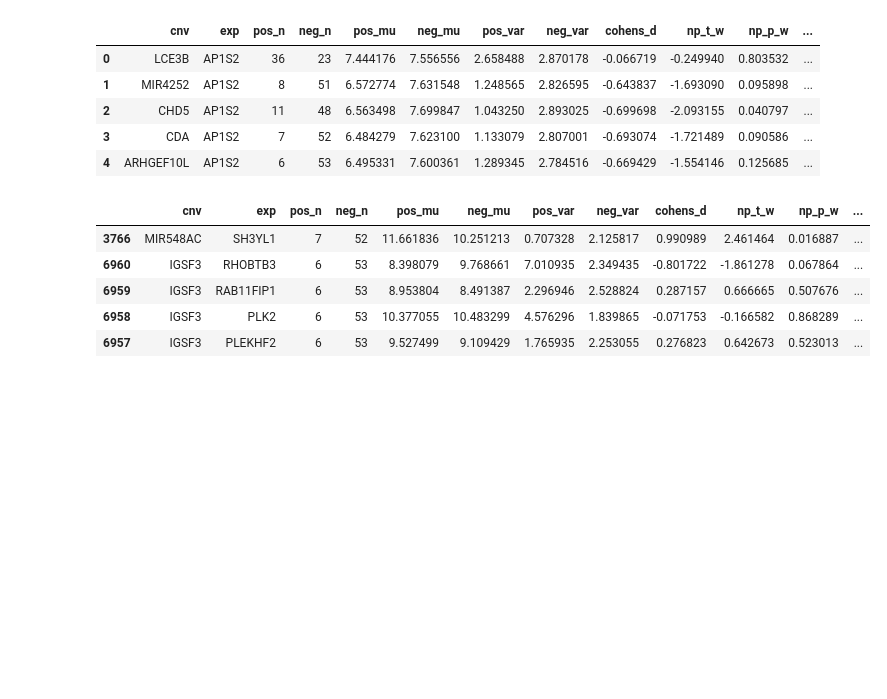
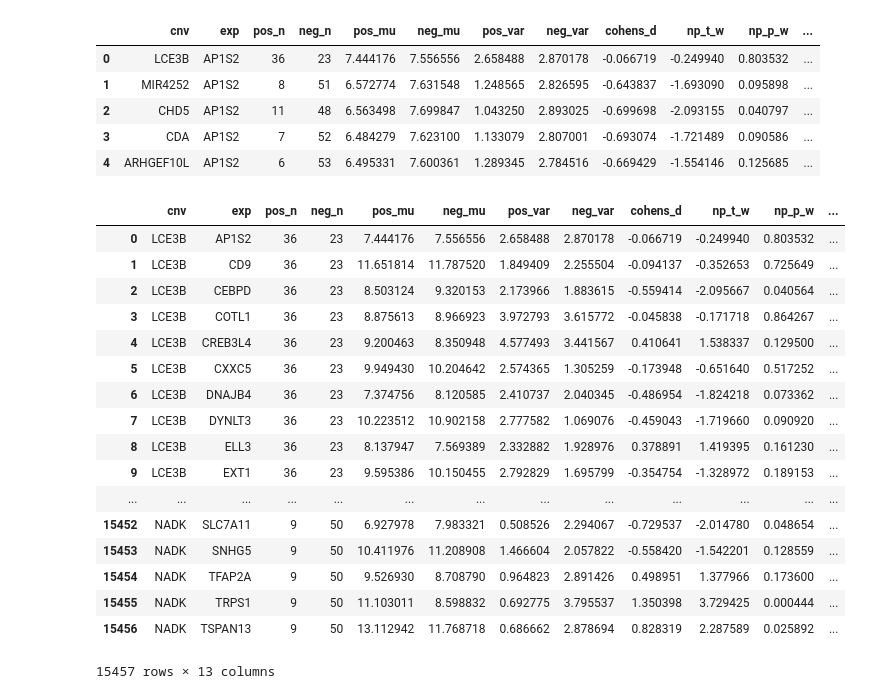
Before and after one commit to thjmattth/clove, a Jupyter notebook: ccle_results.ipynb, the cells around one changed output. Drawn from its saved outputs; the diff is of its cells as text; code cells hidden in the pictures; blank space fills up the shorter version.

```diff
--- a/ccle_results.ipynb
+++ b/ccle_results.ipynb
@@ -1973,12 +1973,24 @@ df.head()
 | 3 | CDA | AP1S2 | 7 | 52 | 6.484279 | 7.623100 | 1.133079 | 2.807001 | -0.693074 | -1.721489 | 0.090586 | ... |
 | 4 | ARHGEF10L | AP1S2 | 6 | 53 | 6.495331 | 7.600361 | 1.289345 | 2.784516 | -0.669429 | -1.554146 | 0.125685 | ... |
 # %%
-df = map_locus(df)
-df.head()
+df = map_locus(df, sort=False)
+df
 # %% [output]
 |  | cnv | exp | pos_n | neg_n | pos_mu | neg_mu | pos_var | neg_var | cohens_d | np_t_w | np_p_w | ... |
-| 3766 | MIR548AC | SH3YL1 | 7 | 52 | 11.661836 | 10.251213 | 0.707328 | 2.125817 | 0.990989 | 2.461464 | 0.016887 | ... |
-| 6960 | IGSF3 | RHOBTB3 | 6 | 53 | 8.398079 | 9.768661 | 7.010935 | 2.349435 | -0.801722 | -1.861278 | 0.067864 | ... |
-| 6959 | IGSF3 | RAB11FIP1 | 6 | 53 | 8.953804 | 8.491387 | 2.296946 | 2.528824 | 0.287157 | 0.666665 | 0.507676 | ... |
-| 6958 | IGSF3 | PLK2 | 6 | 53 | 10.377055 | 10.483299 | 4.576296 | 1.839865 | -0.071753 | -0.166582 | 0.868289 | ... |
-| 6957 | IGSF3 | PLEKHF2 | 6 | 53 | 9.527499 | 9.109429 | 1.765935 | 2.253055 | 0.276823 | 0.642673 | 0.523013 | ... |
+| 0 | LCE3B | AP1S2 | 36 | 23 | 7.444176 | 7.556556 | 2.658488 | 2.870178 | -0.066719 | -0.249940 | 0.803532 | ... |
+| 1 | LCE3B | CD9 | 36 | 23 | 11.651814 | 11.787520 | 1.849409 | 2.255504 | -0.094137 | -0.352653 | 0.725649 | ... |
+| 2 | LCE3B | CEBPD | 36 | 23 | 8.503124 | 9.320153 | 2.173966 | 1.883615 | -0.559414 | -2.095667 | 0.040564 | ... |
+| 3 | LCE3B | COTL1 | 36 | 23 | 8.875613 | 8.966923 | 3.972793 | 3.615772 | -0.045838 | -0.171718 | 0.864267 | ... |
+| 4 | LCE3B | CREB3L4 | 36 | 23 | 9.200463 | 8.350948 | 4.577493 | 3.441567 | 0.410641 | 1.538337 | 0.129500 | ... |
+| 5 | LCE3B | CXXC5 | 36 | 23 | 9.949430 | 10.204642 | 2.574365 | 1.305259 | -0.173948 | -0.651640 | 0.517252 | ... |
+| 6 | LCE3B | DNAJB4 | 36 | 23 | 7.374756 | 8.120585 | 2.410737 | 2.040345 | -0.486954 | -1.824218 | 0.073362 | ... |
+| 7 | LCE3B | DYNLT3 | 36 | 23 | 10.223512 | 10.902158 | 2.777582 | 1.069076 | -0.459043 | -1.719660 | 0.090920 | ... |
+| 8 | LCE3B | ELL3 | 36 | 23 | 8.137947 | 7.569389 | 2.332882 | 1.928976 | 0.378891 | 1.419395 | 0.161230 | ... |
+| 9 | LCE3B | EXT1 | 36 | 23 | 9.595386 | 10.150455 | 2.792829 | 1.695799 | -0.354754 | -1.328972 | 0.189153 | ... |
+| ... | ... | ... | ... | ... | ... | ... | ... | ... | ... | ... | ... | ... |
+| 15452 | NADK | SLC7A11 | 9 | 50 | 6.927978 | 7.983321 | 0.508526 | 2.294067 | -0.729537 | -2.014780 | 0.048654 | ... |
+| 15453 | NADK | SNHG5 | 9 | 50 | 10.411976 | 11.208908 | 1.466604 | 2.057822 | -0.558420 | -1.542201 | 0.128559 | ... |
+| 15454 | NADK | TFAP2A | 9 | 50 | 9.526930 | 8.708790 | 0.964823 | 2.891426 | 0.498951 | 1.377966 | 0.173600 | ... |
+| 15455 | NADK | TRPS1 | 9 | 50 | 11.103011 | 8.598832 | 0.692775 | 3.795537 | 1.350398 | 3.729425 | 0.000444 | ... |
+| 15456 | NADK | TSPAN13 | 9 | 50 | 13.112942 | 11.768718 | 0.686662 | 2.878694 | 0.828319 | 2.287589 | 0.025892 | ... |
+15457 rows × 13 columns
```
Also changed, not shown: parts of 5 cells of this notebook, 1 other file.
